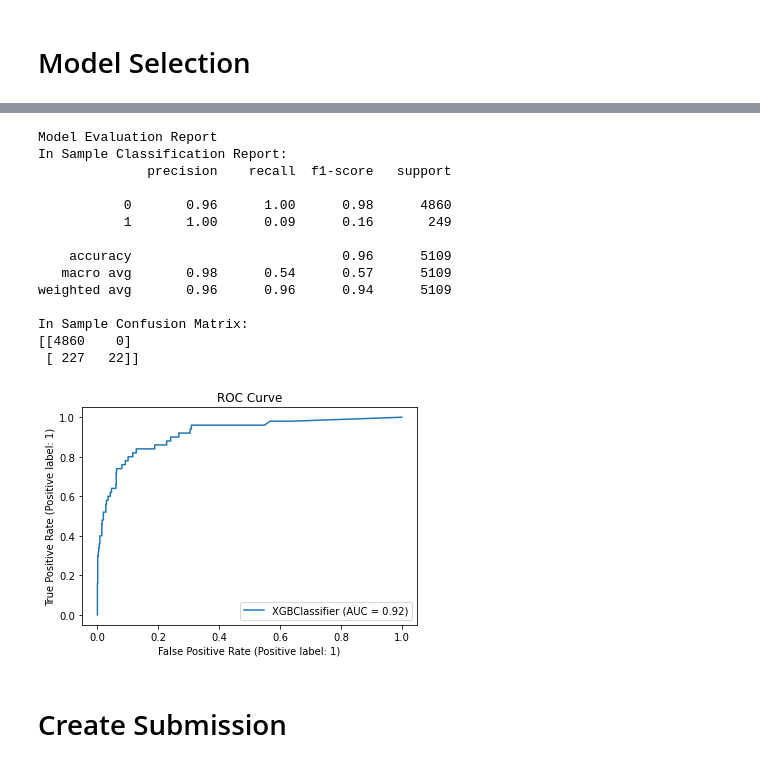
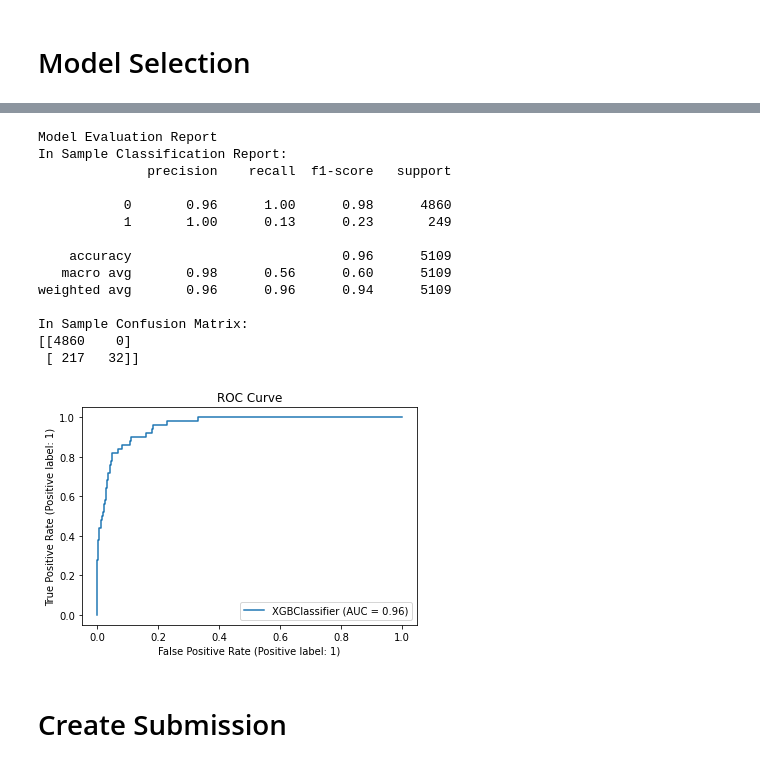
Before and after one commit to ykrasnikov/Stroke_Analysis_and_Prediction, a Jupyter notebook: Stroke/NoteBooks/Stroke_Data.ipynb, the cells around one changed output, grey strips where cells are left out. Drawn from its saved outputs; the diff is of its cells as text; code cells hidden in the pictures.

```diff
--- a/Stroke/NoteBooks/Stroke_Data.ipynb
+++ b/Stroke/NoteBooks/Stroke_Data.ipynb
@@ -960,8 +959,7 @@ Out Sample Confusion Matrix:
 # We choose xgboost because of the high accuracy and F1 score in the stroke data analysis
 # %%
 #initialize
-xgb_final = XGBClassifier(use_label_encoder=False,eval_metric='error',learning_rate=0.03, num_iterations=1000,
-                              boosting='gbdt')
+xgb_final = XGBClassifier(use_label_encoder=False,eval_metric='error',learning_rate=0.07, num_iterations=1000)
 
 # fit
 xgb_final.fit(X, y)
@@ -985,22 +983,22 @@ Parameters: { "boosting", "num_iterations" } might not be used.
 
   This may not be accurate due to some parameters are only used in language bindings but
   passed down to XGBoost core.  Or some parameters are not used but slip through this
   verification. Please open an issue if you find above cases.
 Model Evaluation Report
 In Sample Classification Report:
               precision    recall  f1-score   support
 
            0       0.96      1.00      0.98      4860
-           1       1.00      0.09      0.16       249
+           1       1.00      0.13      0.23       249
 
     accuracy                           0.96      5109
-   macro avg       0.98      0.54      0.57      5109
+   macro avg       0.98      0.56      0.60      5109
 weighted avg       0.96      0.96      0.94      5109
 
 In Sample Confusion Matrix:
 [[4860    0]
- [ 227   22]]
+ [ 217   32]]
-[figure, old version]
+[figure, new version]
 # %% [markdown]
 # Create Submission
 # %%
```
Also changed, not shown: parts of 14 cells of this notebook, 3 other files.
